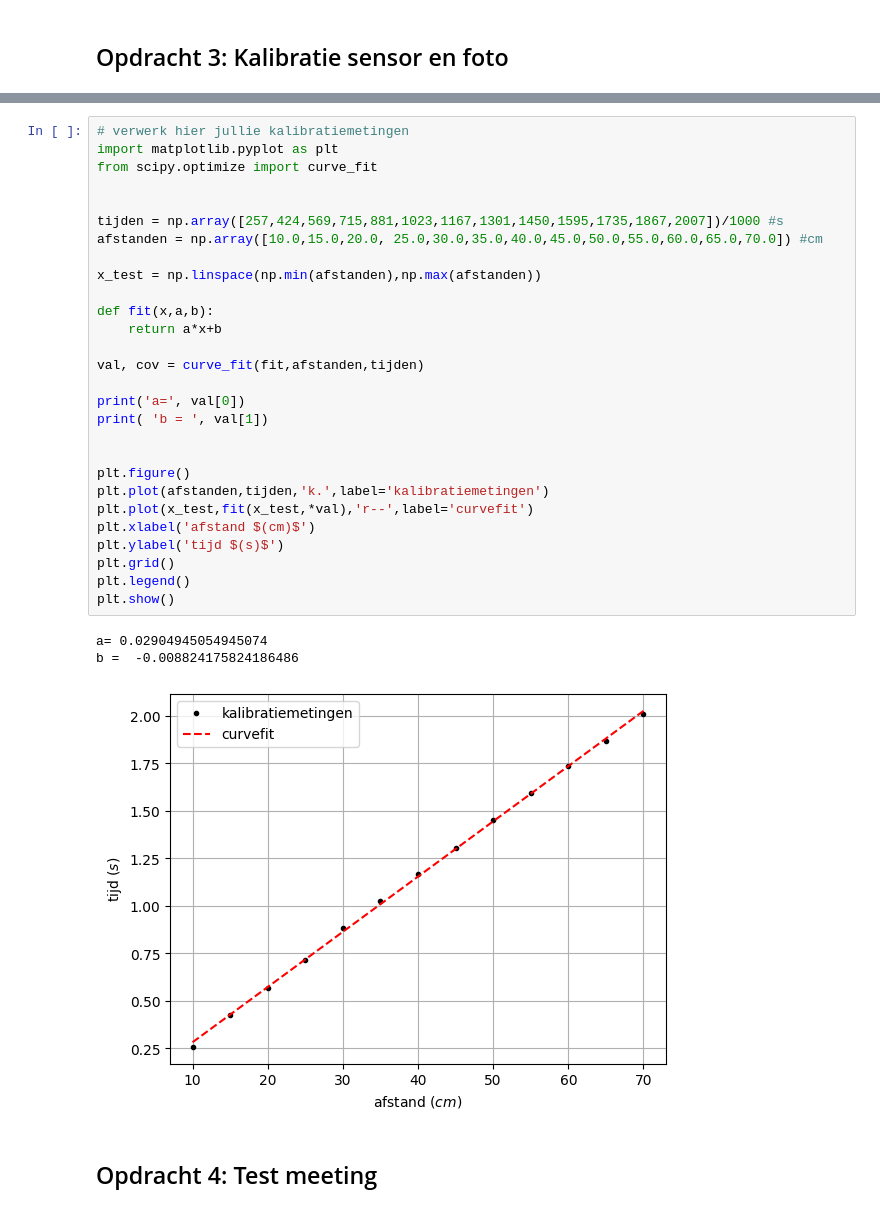
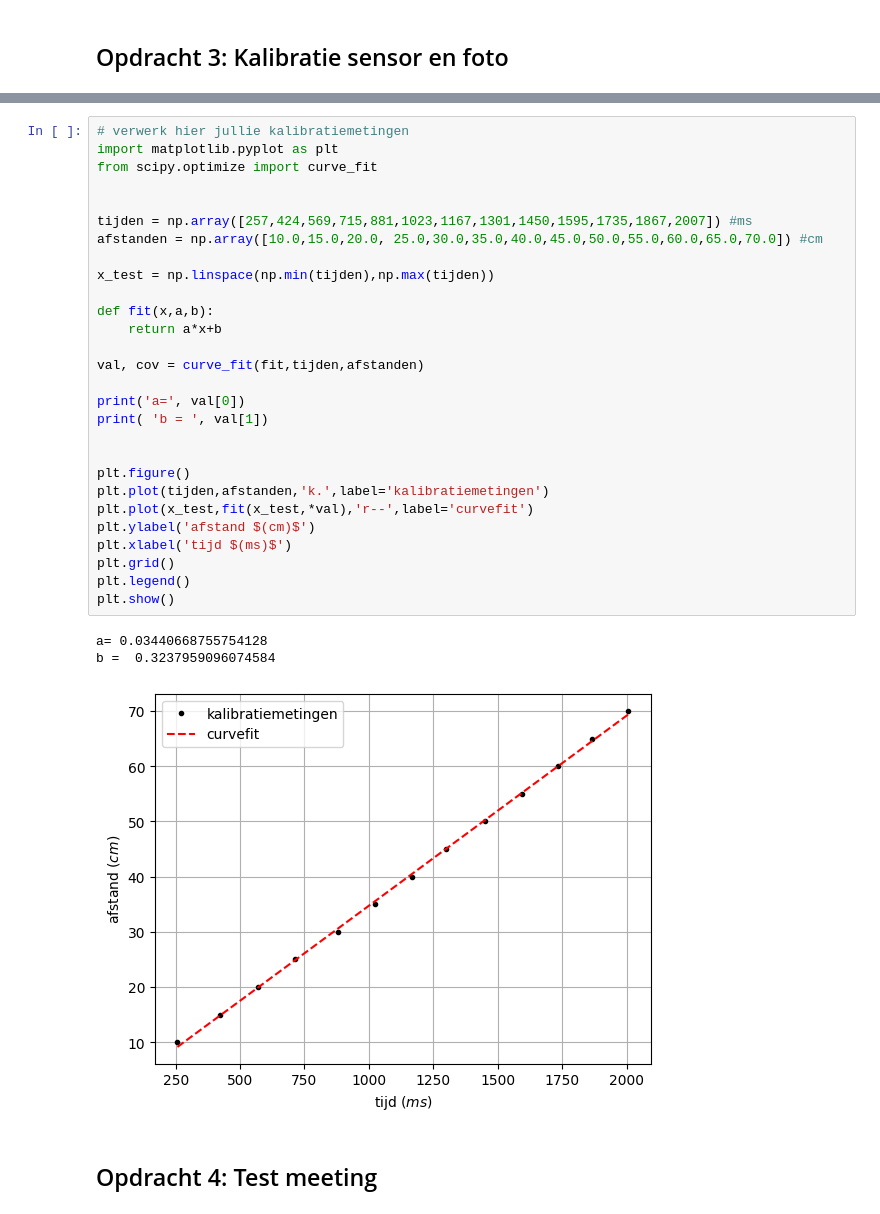
Before and after one commit to HugoRuttenTU/opdrachten-DEF-D, a Jupyter notebook: FysiekeOntwerpopdrachten/4OntwerpEenAlgoritmeEchoAkoestisch/DEFOntwerpopdracht4AlgoritmeInvulTemplate.ipynb, the cells around one changed output, grey strips where cells are left out. Saved outputs shown, nothing was run; the diff lists cells and outputs as text.

```diff
--- a/FysiekeOntwerpopdrachten/4OntwerpEenAlgoritmeEchoAkoestisch/DEFOntwerpopdracht4AlgoritmeInvulTemplate.ipynb
+++ b/FysiekeOntwerpopdrachten/4OntwerpEenAlgoritmeEchoAkoestisch/DEFOntwerpopdracht4AlgoritmeInvulTemplate.ipynb
@@ -45,35 +45,35 @@ kalibratie-opstelling groep [11]
 # %%
 # verwerk hier jullie kalibratiemetingen
 import matplotlib.pyplot as plt
 from scipy.optimize import curve_fit
 
 
-tijden = np.array([257,424,569,715,881,1023,1167,1301,1450,1595,1735,1867,2007])/1000 #s
+tijden = np.array([257,424,569,715,881,1023,1167,1301,1450,1595,1735,1867,2007]) #ms
 afstanden = np.array([10.0,15.0,20.0, 25.0,30.0,35.0,40.0,45.0,50.0,55.0,60.0,65.0,70.0]) #cm
 
-x_test = np.linspace(np.min(afstanden),np.max(afstanden))
+x_test = np.linspace(np.min(tijden),np.max(tijden))
 
 def fit(x,a,b):
     return a*x+b
 
-val, cov = curve_fit(fit,afstanden,tijden)
+val, cov = curve_fit(fit,tijden,afstanden)
 
 print('a=', val[0])
 print( 'b = ', val[1])
 
 
 plt.figure()
-plt.plot(afstanden,tijden,'k.',label='kalibratiemetingen')
+plt.plot(tijden,afstanden,'k.',label='kalibratiemetingen')
 plt.plot(x_test,fit(x_test,*val),'r--',label='curvefit')
-plt.xlabel('afstand $(cm)$')
-plt.ylabel('tijd $(s)$')
+plt.ylabel('afstand $(cm)$')
+plt.xlabel('tijd $(ms)$')
 plt.grid()
 plt.legend()
 plt.show()
 # %% [output]
-a= 0.02904945054945074
-b =  -0.008824175824186486
+a= 0.03440668755754128
+b =  0.3237959096074584
-[figure, old version]
+[figure, new version]
 # %% [markdown]
 ## Opdracht 4: Test meeting
 # %%
```
Also changed, not shown: parts of 2 cells of this notebook.
